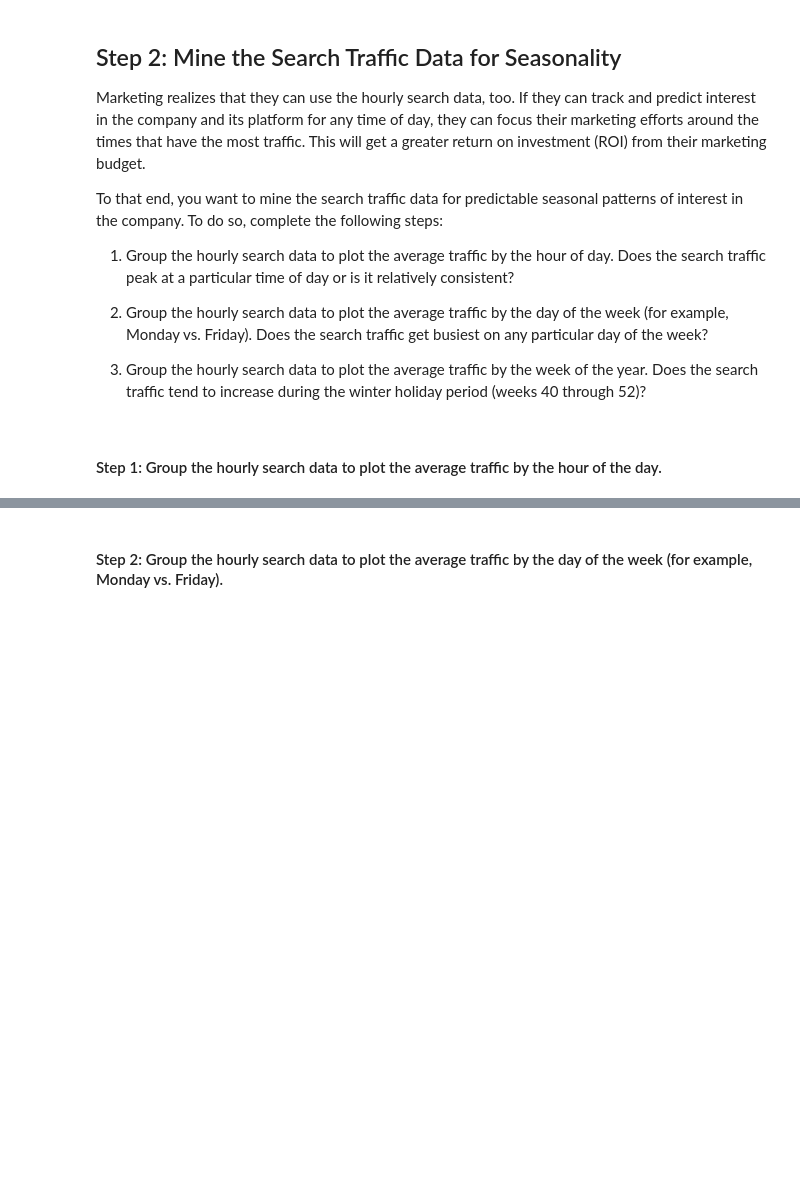
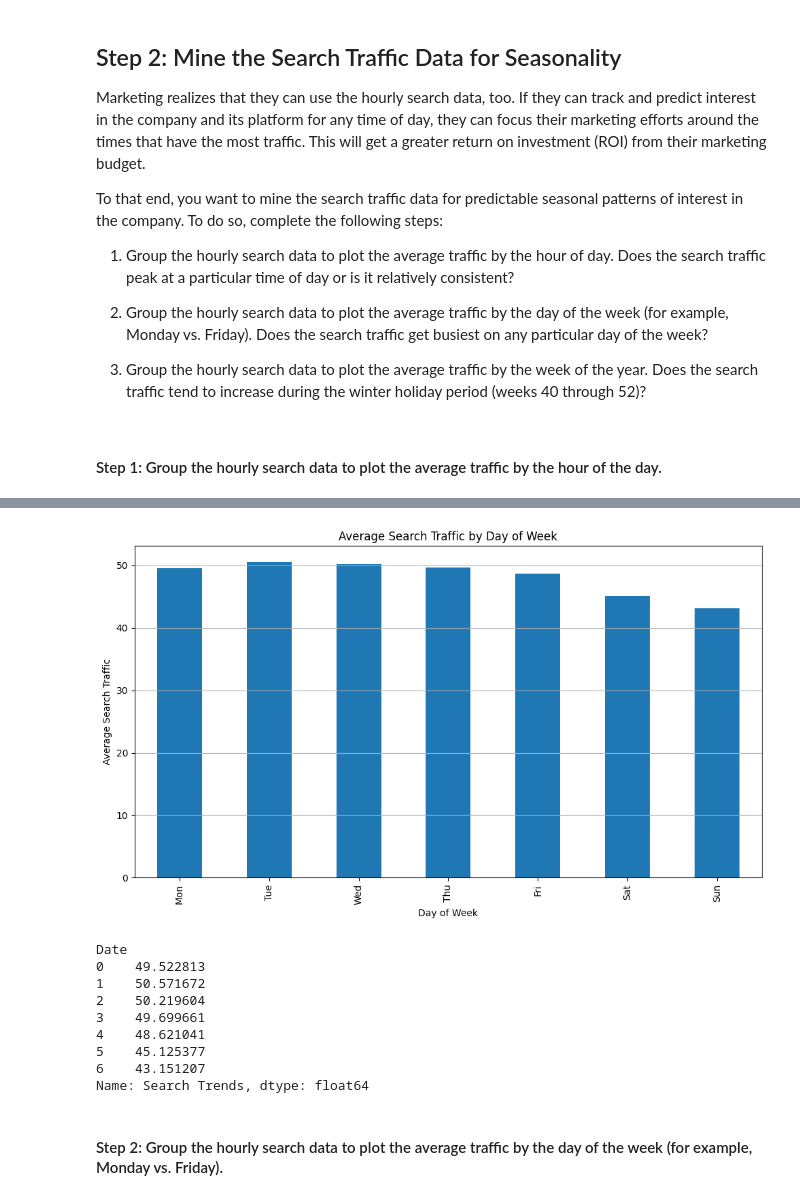
Before and after one commit to LaggingBehind/prophet-challenge, a Jupyter notebook: forecasting_net_prophet.ipynb, the cells around one changed output, grey strips where cells are left out. Saved outputs shown, nothing was run; the diff lists cells and outputs as text; code cells hidden in the pictures; blank space fills up the shorter version.

```diff
--- a/forecasting_net_prophet.ipynb
+++ b/forecasting_net_prophet.ipynb
@@ -160,2 +164,35 @@ To that end, you want to mine the search traffic data for predictable seasonal p
+# %%
+# Group the hourly search data to plot the average traffic by the day of week, using `df.index.hour`
+
+avg_traffic_by_day = df_mercado_trends.groupby(df_mercado_trends.index.dayofweek)['Search Trends'].mean()
+
+# Create a bar plot
+plt.figure(figsize=(10, 6))
+avg_traffic_by_day.plot(kind='bar')
+
+# Customize the plot
+plt.title('Average Search Traffic by Day of Week')
+plt.xlabel('Day of Week')
+plt.ylabel('Average Search Traffic')
+plt.xticks(ticks=range(7), labels=['Mon', 'Tue', 'Wed', 'Thu', 'Fri', 'Sat', 'Sun'])
+plt.grid(axis='y')
+
+# Show the plot
+plt.tight_layout()
+plt.show()
+
+# Display the average values
+print(avg_traffic_by_day)
+# %% [output]
+[figure, added]
+Date
+0    49.522813
+1    50.571672
+2    50.219604
+3    49.699661
+4    48.621041
+5    45.125377
+6    43.151207
+Name: Search Trends, dtype: float64
 # %% [markdown]
 #### Step 2: Group the hourly search data to plot the average traffic by the day of the week (for example, Monday vs. Friday).
```
Also changed, not shown: parts of 49 cells of this notebook.
